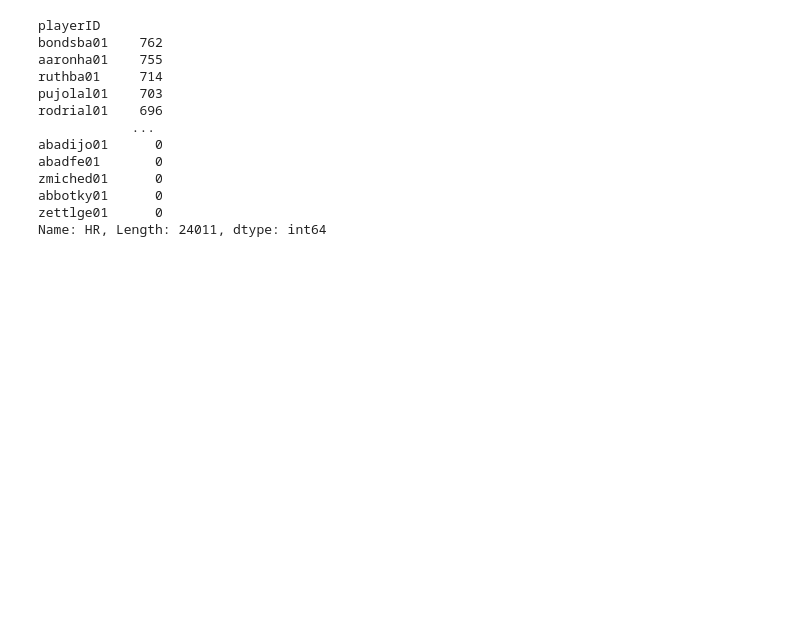
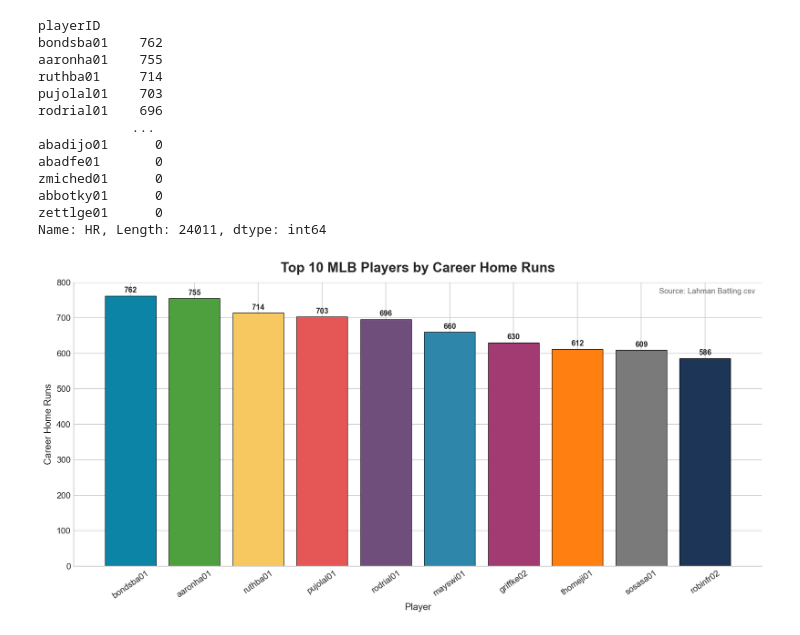
Before and after one commit to title-robbie-title/MLB-Baseball-Stats-with-Pandas-and-Matplotlib, a Jupyter notebook: MLB Baseball Stats with Pandas and Matplotlib.ipynb, the cells around one changed output. Saved outputs shown, nothing was run; the diff lists cells and outputs as text; code cells hidden in the pictures; blank space fills up the shorter version.

```diff
--- a/MLB Baseball Stats with Pandas and Matplotlib.ipynb
+++ b/MLB Baseball Stats with Pandas and Matplotlib.ipynb
@@ -75,3 +75,38 @@ zmiched01      0
 abbotky01      0
 zettlge01      0
 Name: HR, Length: 24011, dtype: int64
+# %%
+import pandas as pd
+import matplotlib.pyplot as plt
+
+batting = pd.read_csv('data/Batting.csv')
+top_hr = batting.groupby('playerID')['HR'].sum().sort_values(ascending=False).head(10)
+
+plt.style.use('seaborn-v0_8-whitegrid')
+fig, ax = plt.subplots(figsize=(12, 6), dpi=160)
+
+colors = ['#0B84A5','#4E9F3D','#F6C85F','#E45756','#6F4E7C',
+          '#2E86AB','#A23B72','#FF7F11','#7A7A7A','#1D3557']
+
+bars = ax.bar(top_hr.index, top_hr.values, color=colors, edgecolor='black', linewidth=0.6)
+
+ax.set_title('Top 10 MLB Players by Career Home Runs', fontsize=16, weight='bold', pad=12)
+ax.set_xlabel('Player', fontsize=11)
+ax.set_ylabel('Career Home Runs', fontsize=11)
+ax.tick_params(axis='x', rotation=35)
+
+for bar in bars:
+    h = bar.get_height()
+    ax.text(bar.get_x() + bar.get_width()/2, h + 5, f'{int(h)}',
+            ha='center', va='bottom', fontsize=9, weight='bold')
+
+ax.text(0.99, 0.98, 'Source: Lahman Batting.csv',
+        transform=ax.transAxes, ha='right', va='top', fontsize=9, color='dimgray')
+
+ax.spines['top'].set_visible(False)
+ax.spines['right'].set_visible(False)
+plt.tight_layout()
+plt.savefig('top_10_hr_linkedin.png', bbox_inches='tight')
+plt.show()
+# %% [output]
+[figure, added]
```
